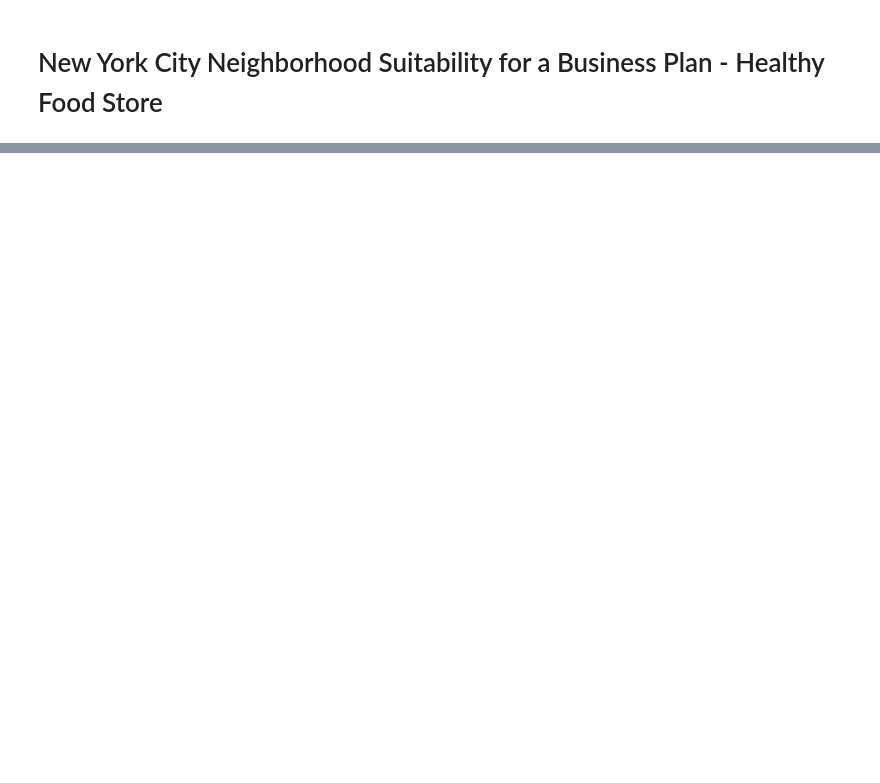
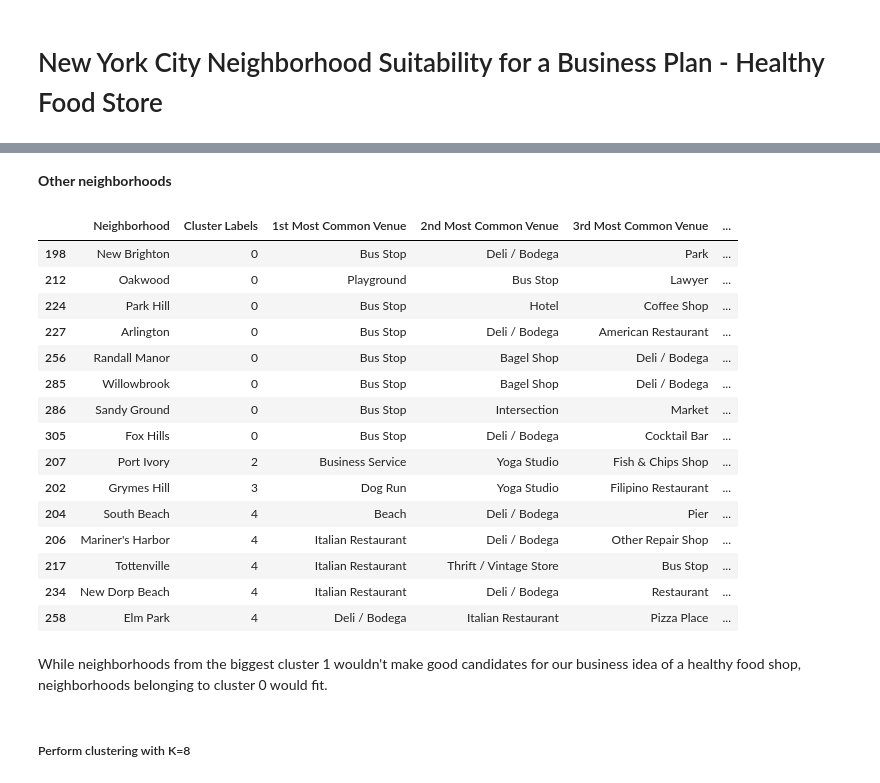
Before and after one commit to maria-sudolska/Coursera_Capstone, a Jupyter notebook: nyc-healthy-food-store.ipynb, the cells around one changed output, grey strips where cells are left out. Drawn from its saved outputs; the diff is of its cells as text; code cells hidden in the pictures; blank space fills up the shorter version.

```diff
--- a/nyc-healthy-food-store.ipynb
+++ b/nyc-healthy-food-store.ipynb
@@ -152,0 +1851,7 @@ The __goal__ of this approach is to:
+# %%
+# Create dataframe for borough
+staten_neighborhoods_venues_sorted = neighborhoods_venues_sorted[neighborhoods_venues_sorted['Borough'] == 'Staten Island']
+del staten_neighborhoods_venues_sorted['Borough']
+
+# Check the size of the created dataframe
+staten_neighborhoods_venues_sorted.shape
@@ -152,0 +1862,3 @@ The __goal__ of this approach is to:
+# %%
+# Clustering
+staten_merged = cluster_neighborhoods(kclusters=5, data_grouped=staten_grouped, data_neighborhoods=staten_hoods, neighborhoods_venues_sorted=staten_neighborhoods_venues_sorted)
@@ -152,0 +1873,7 @@ The __goal__ of this approach is to:
+# %%
+# Drop neighborhoods without any venues
+staten_merged = staten_merged.dropna()
+# %%
+# Convert cluster labels back to integer and check the result
+staten_merged['Cluster Labels'] = staten_merged['Cluster Labels'].astype('int')
+staten_merged.head()
@@ -152,0 +1934,25 @@ The __goal__ of this approach is to:
+# %% [markdown]
+__Other neighborhoods__
+# %%
+staten_merged.loc[staten_merged['Cluster Labels'].isin([0, 2, 3, 4]), staten_merged.columns[[1] + list(range(5, staten_merged.shape[1]))]].sort_values('Cluster Labels')
+# %% [output]
+|  | Neighborhood | Cluster Labels | 1st Most Common Venue | 2nd Most Common Venue | 3rd Most Common Venue | ... |
+| 198 | New Brighton | 0 | Bus Stop | Deli / Bodega | Park | ... |
+| 212 | Oakwood | 0 | Playground | Bus Stop | Lawyer | ... |
+| 224 | Park Hill | 0 | Bus Stop | Hotel | Coffee Shop | ... |
+| 227 | Arlington | 0 | Bus Stop | Deli / Bodega | American Restaurant | ... |
+| 256 | Randall Manor | 0 | Bus Stop | Bagel Shop | Deli / Bodega | ... |
+| 285 | Willowbrook | 0 | Bus Stop | Bagel Shop | Deli / Bodega | ... |
+| 286 | Sandy Ground | 0 | Bus Stop | Intersection | Market | ... |
+| 305 | Fox Hills | 0 | Bus Stop | Deli / Bodega | Cocktail Bar | ... |
+| 207 | Port Ivory | 2 | Business Service | Yoga Studio | Fish & Chips Shop | ... |
+| 202 | Grymes Hill | 3 | Dog Run | Yoga Studio | Filipino Restaurant | ... |
+| 204 | South Beach | 4 | Beach | Deli / Bodega | Pier | ... |
+| 206 | Mariner's Harbor | 4 | Italian Restaurant | Deli / Bodega | Other Repair Shop | ... |
+| 217 | Tottenville | 4 | Italian Restaurant | Thrift / Vintage Store | Bus Stop | ... |
+| 234 | New Dorp Beach | 4 | Italian Restaurant | Deli / Bodega | Restaurant | ... |
+| 258 | Elm Park | 4 | Deli / Bodega | Italian Restaurant | Pizza Place | ... |
+# %% [markdown]
+While neighborhoods from the biggest cluster 1 wouldn't make good candidates for our business idea of a healthy food shop, neighborhoods belonging to cluster 0 would fit.
+# %% [markdown]
+##### Perform clustering with K=8
```
Also changed, not shown: parts of 294 cells of this notebook, 14 other files.
